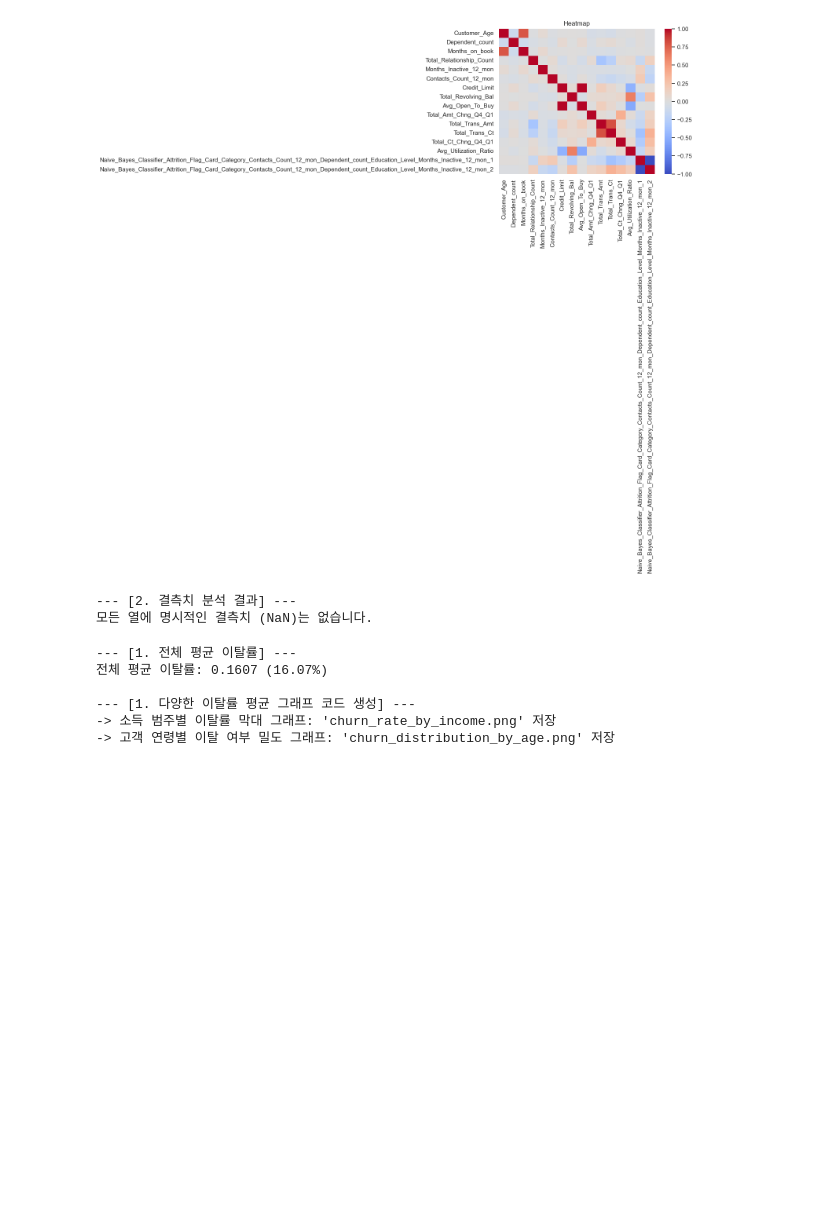
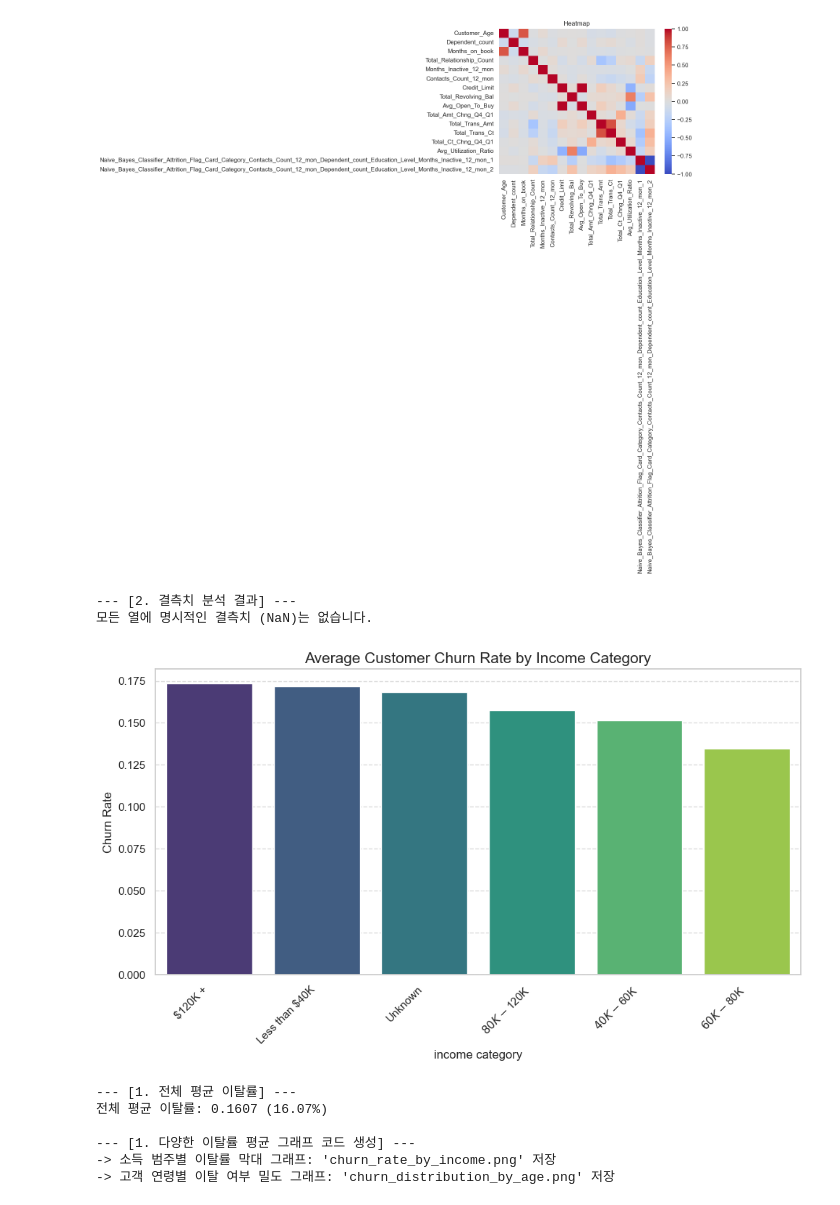
Before and after one commit to SKNETWORKS-FAMILY-AICAMP/skn-2nd-3team, a Jupyter notebook: EDA.ipynb, the cells around one changed output. Cells and saved outputs as stored; diff of their text form; code cells hidden in the pictures; blank space fills up the shorter version.

```diff
--- a/EDA.ipynb
+++ b/EDA.ipynb
@@ -234,6 +234,28 @@ else:
 # %% [output]
 --- [2. 결측치 분석 결과] ---
 모든 열에 명시적인 결측치 (NaN)는 없습니다.
+# %%
+# Attrition_Flag를 이진 변수(1: 이탈, 0: 유지)로 변환
+data['Churn'] = data['Attrition_Flag'].apply(lambda x: 1 if x == 'Attrited Customer' else 0)
+
+# 이탈률 분석을 위한 그룹화: 'Income_Category' (소득 범주) 및 'Churn'
+grouped_churn = data.groupby('Income_Category')['Churn'].mean().reset_index()
+grouped_churn = grouped_churn.sort_values(by='Churn', ascending=False)
+
+# --- 소득 범주별 평균 이탈률 막대 그래프 (Bar Chart) 출력 코드 ---
+plt.figure(figsize=(10, 6))
+sns.barplot(x='Income_Category', y='Churn', data=grouped_churn, palette='viridis')
+plt.title('Average Customer Churn Rate by Income Category', fontsize=15)
+plt.xlabel('income category', fontsize=12)
+plt.ylabel('Churn Rate', fontsize=12)
+plt.xticks(rotation=45, ha='right')
+plt.grid(axis='y', linestyle='--', alpha=0.7)
+plt.tight_layout()
+
+# 그래프를 화면에 출력합니다. (plt.savefig() 대신 plt.show() 사용)
+plt.show()
+# %% [output]
+[figure, added]
 # %%
 # --- 1. 이탈률 분석 및 그래프 생성 준비 (Churn Analysis & Prep) ---
 
```
Also changed, not shown: parts of 2 cells of this notebook.
